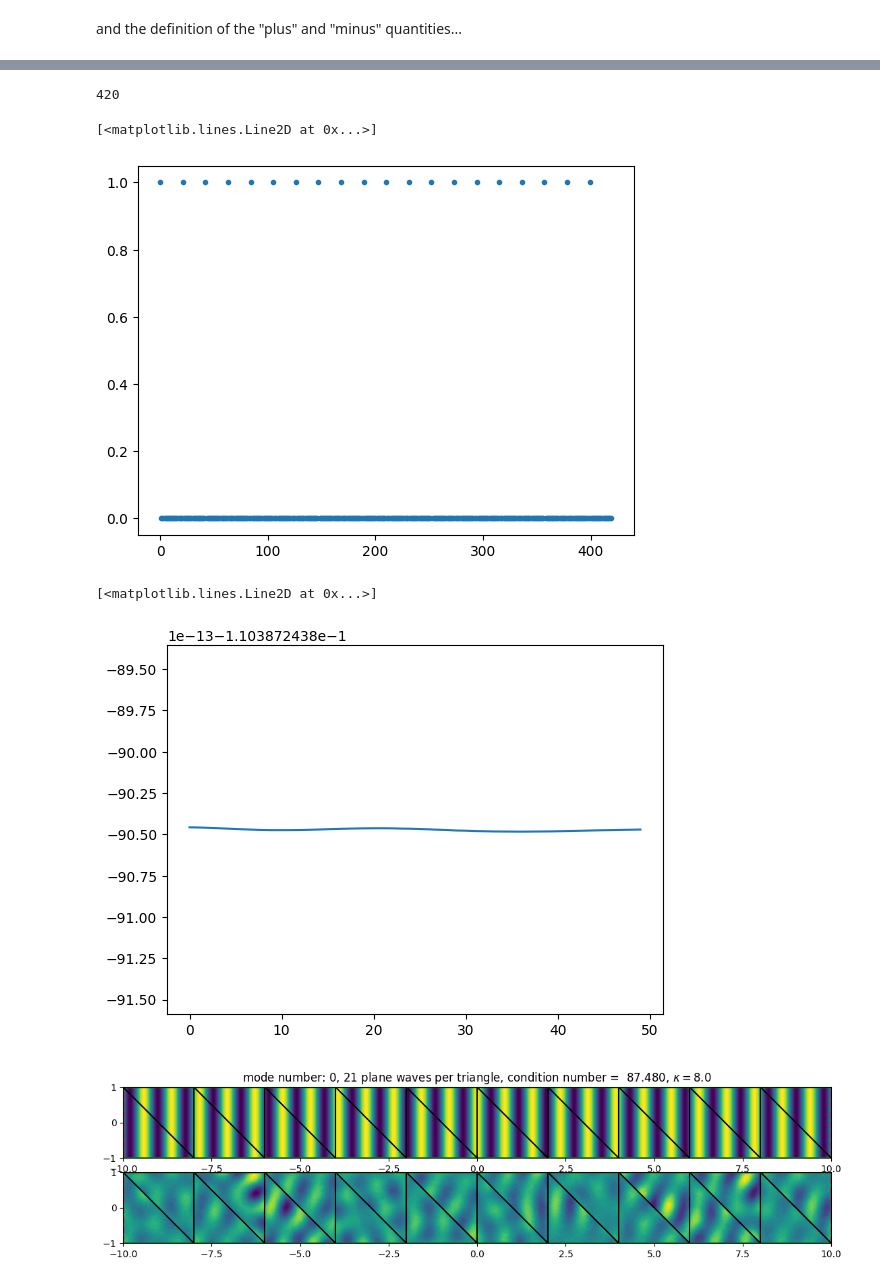
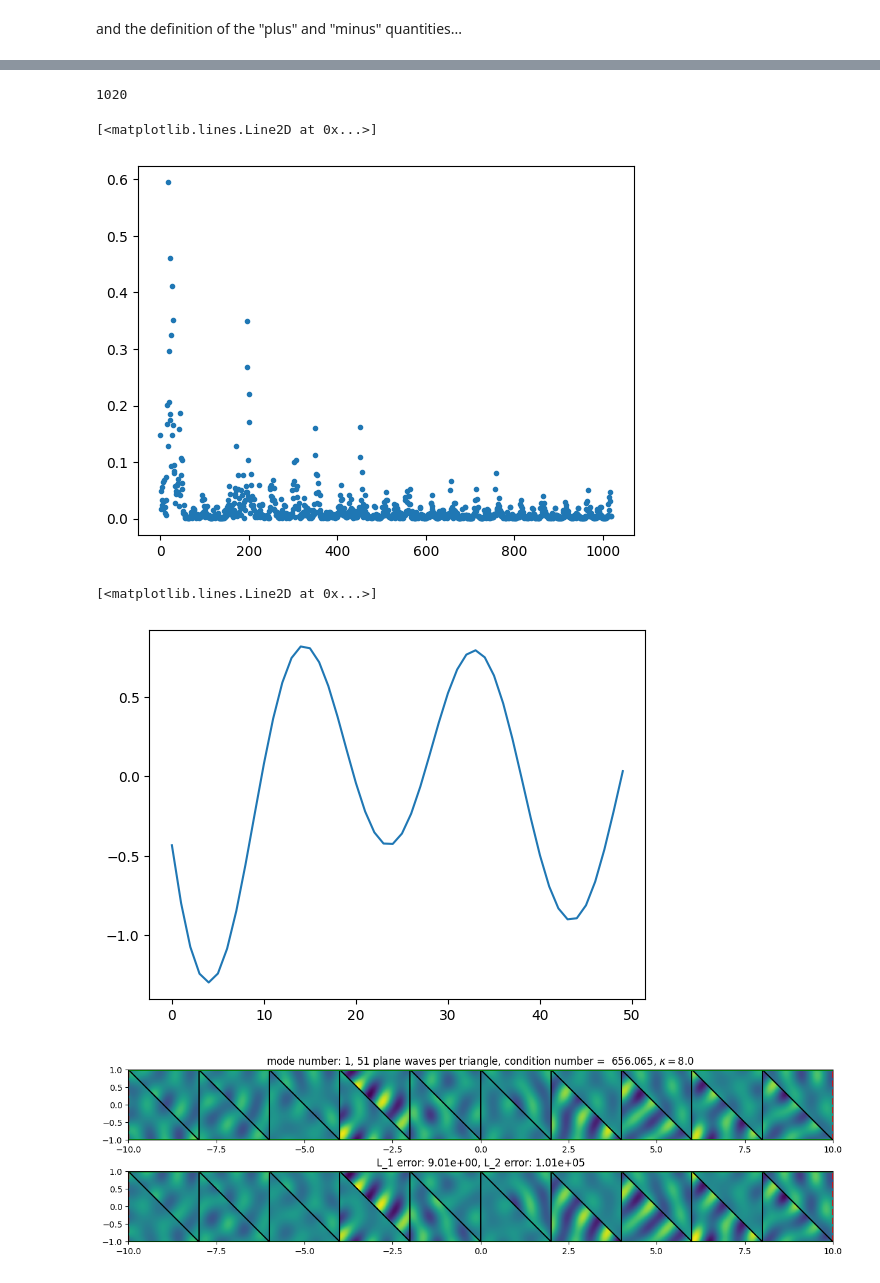
Before and after one commit to MPenaR/UWVFTrefftz, a Jupyter notebook: src/UWVF_Trefftz_demo.ipynb, the cells around one changed output, grey strips where cells are left out. Drawn from its saved outputs; the diff is of its cells as text; code cells hidden in the pictures.

```diff
--- a/src/UWVF_Trefftz_demo.ipynb
+++ b/src/UWVF_Trefftz_demo.ipynb
@@ -152,7 +152,7 @@ and the definition of the "plus" and "minus" quantities...
 # %%
   # checkPlusMinus(Edges, Baricenters)
 # %%
-Nth = 21
+Nth = 31
 kappa_e = 8.
 kappa_i = 5.
 
@@ -160,7 +160,7 @@ V = TrefftzSpace(Omega, Nth, {"Omega_i" : kappa_i , "Omega_e" : kappa_e}, 0.0)
 # %%
 
 
-a, b, d1, d2 = 0.5, 0.5, 0.5, 0.0
+a, b, d1, d2 = 0.5, 0.5, 0.5, 0.5
 
 A = AssembleMatrix(V, Edges, kappa_e, H, a, b, d1, d2, Np=10)
 # %%
@@ -176,6 +176,6 @@ plt.imshow(np.abs(A), cmap='coolwarm')
 # %%
-s = 0
-B = AssembleRHS(V, Edges, kappa_e, H, d2, Np=10, s=s)
+s = 1
+B = AssembleRHS(V, Edges, kappa_e, H, d2, Np=10, t=s)
 # %%
 DOFs = np.linalg.solve(A,B)
 f = TrefftzFunction(V,DOFs)
@@ -207,44 +207,45 @@ if save:
 # %%
 len(DOFs)
 # %% [output]
-420
+1020
 # %%
 plt.plot(np.abs(DOFs),'.')
 # %% [output]
 [<matplotlib.lines.Line2D at 0x...>]
-[figure, old version]
+[figure, new version]
 # %%
 plt.plot(np.real(Z[:,0]))
 # %% [output]
 [<matplotlib.lines.Line2D at 0x...>]
-[figure, old version]
+[figure, new version]
 # %%
-_, ax = plt.subplots( nrows = 2, figsize=(15,3))
+_, ax = plt.subplots( nrows = 2, figsize=(15,4))
 
 ax[0].imshow(np.real(Z), origin="lower", extent=[-R,R,-H,H])
 
 checkLabels(Edges, ax[0])
 ax[0].axis('square')
 ax[0].set_xlim([-R,R])
 ax[0].set_ylim([-H,H])
 
 Z_inc = np.exp(1j*np.sqrt(kappa_e**2 - (s*np.pi/H)**2)*X)*np.cos(s*np.pi*Y/H)
 
-Err_max = np.sum(np.abs(Z - Z_inc))
+L2_err = np.sum(np.abs(Z - Z_inc)**2)
+L1_err = np.max(np.abs(Z - Z_inc))
 
 
 ax[1].imshow(np.real(Z-Z_inc), origin="lower", extent=[-R,R,-H,H])
 
 checkLabels(Edges, ax[1])
 ax[1].axis('square')
 ax[1].set_xlim([-R,R])
 ax[1].set_ylim([-H,H])
 
-ax[0].set_title(f'mode number: {s}, {Nth} plane waves per triangle, condition number = {Ncond: .3f}, $\\kappa={kappa_e:.1f}, max error: {Err_max:.2f}')
+ax[0].set_title(f'mode number: {s}, {Nth} plane waves per triangle, condition number = {Ncond: .3f}, $\\kappa={kappa_e:.1f}$')
+ax[1].set_title(f'L_1 error: {L1_err:.2e}, L_2 error: {L2_err:.2e}')
 
-
-save = True
+save = False
 if save:
     plt.savefig(f'both_{s}_{Nth}_d2.png')
 # %% [output]
-[figure, old version]
+[figure, new version]
```
Also changed, not shown: parts of 3 cells of this notebook, 11 other files.
